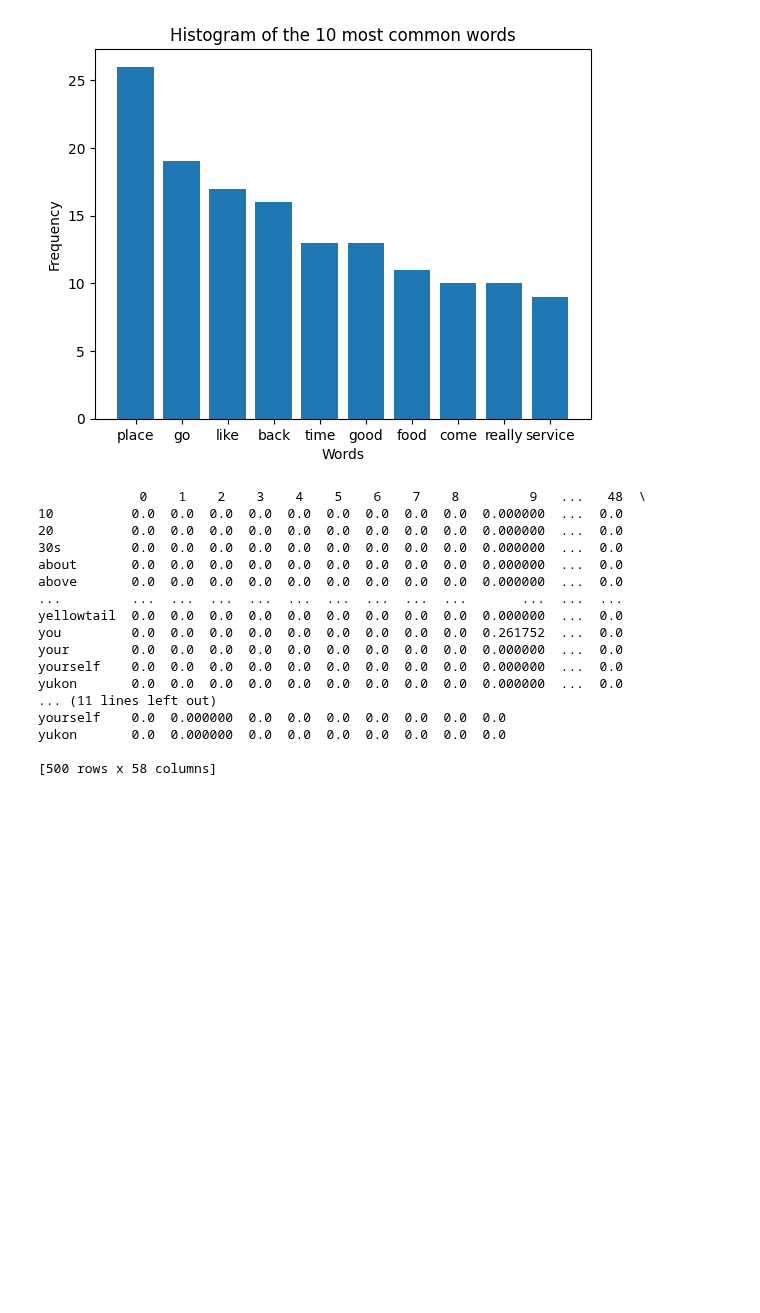
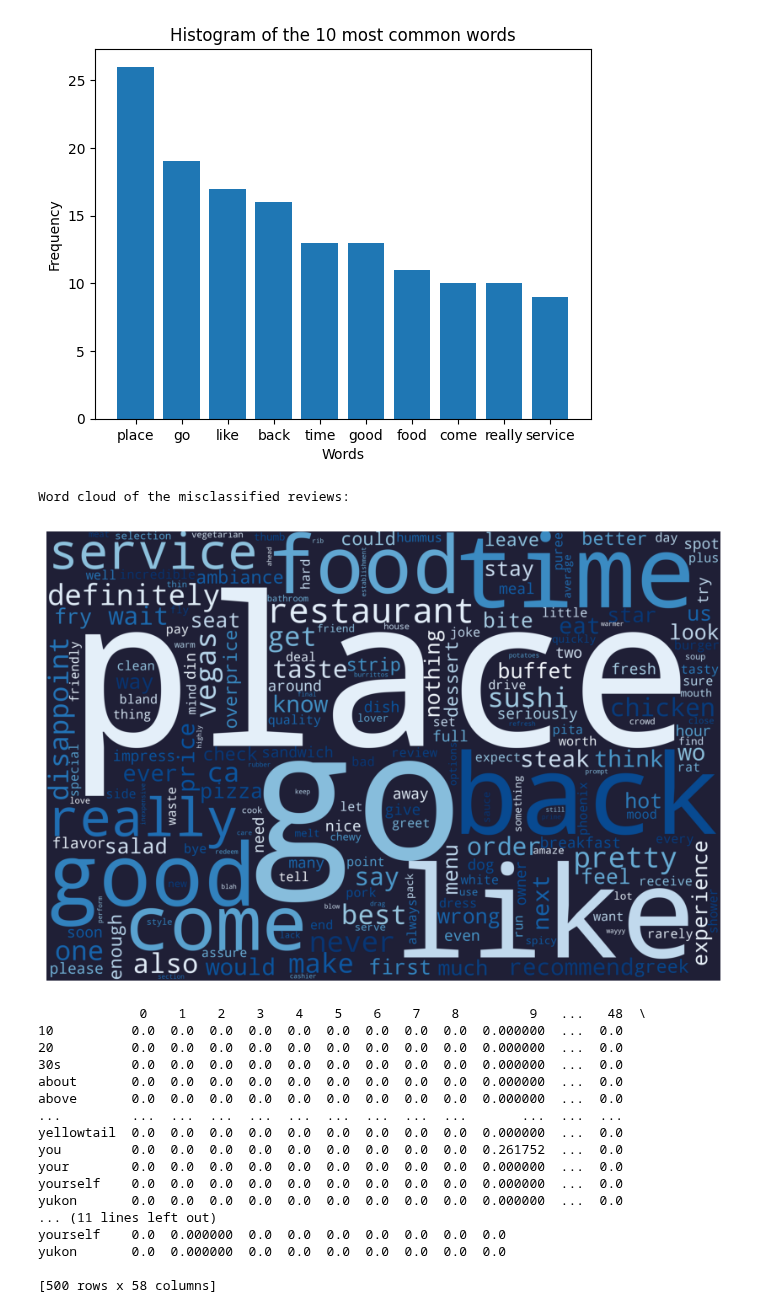
Before and after one commit to VilleKylmamaa/SentimentAnalysisMachineLearning, a Jupyter notebook: Restaurant_Review_Analysis.ipynb, the cells around one changed output. Cells and saved outputs as stored; diff of their text form; code cells hidden in the pictures; blank space fills up the shorter version.

Commit message:
8. Generate word cloud

```diff
--- a/Restaurant_Review_Analysis.ipynb
+++ b/Restaurant_Review_Analysis.ipynb
@@ -460,6 +459,29 @@ Word tokens after preprocessing (print truncated to first 50 elements):
 
 Histogram of the 10 most common words:
 [figure]
+# %%
+# Generate word cloud
+
+word_cloud = WordCloud(
+    width=3000,
+    height=2000,
+    random_state=1,
+    background_color="#1f1f36",
+    colormap="Blues",
+    collocations=False,
+    stopwords=stopwords
+).generate(" ".join(misclassified_reviews_preprocessed))
+
+print("Word cloud of the misclassified reviews:")
+
+plt.figure(figsize = (8, 8), facecolor = None)
+plt.imshow(word_cloud)
+plt.axis("off")
+plt.tight_layout(pad = 0)
+plt.show()
+# %% [output]
+Word cloud of the misclassified reviews:
+[figure, added]
 # %%
 """ 9.
 Now we would like to build a machine learning model for sentiment analysis that takes into account the ambiguous
```
Also changed, not shown: parts of 2 cells of this notebook, 1 other file.
